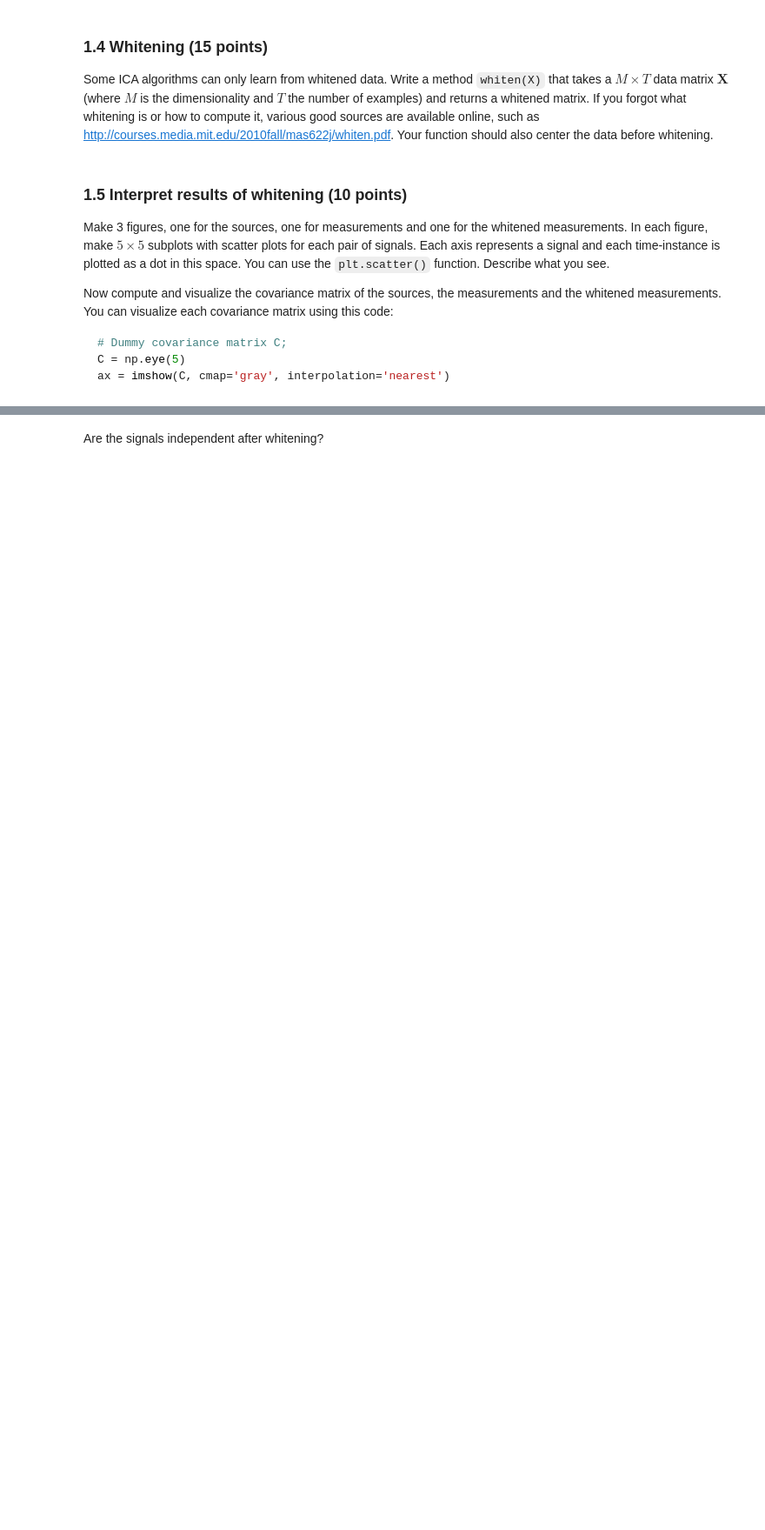
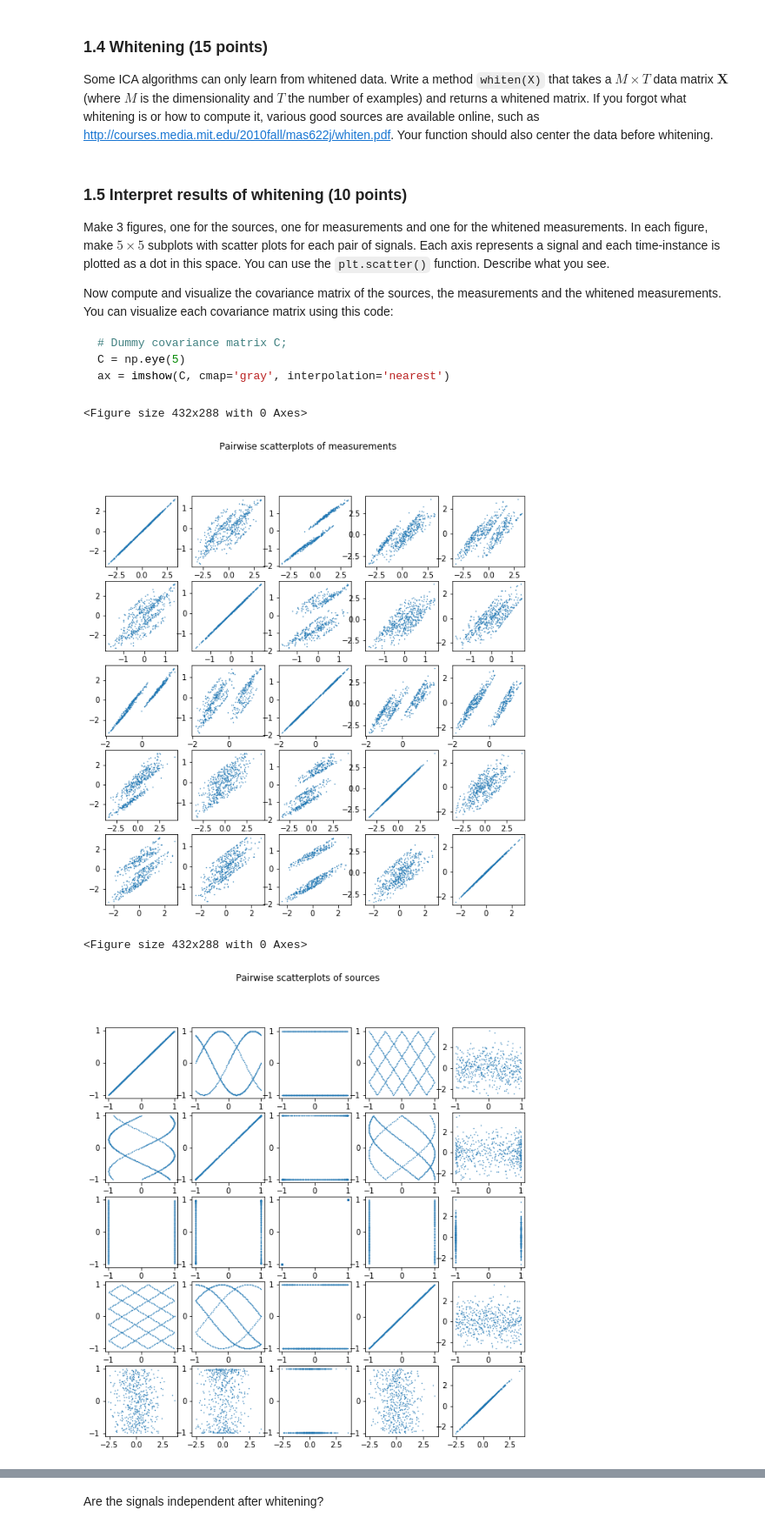
Before and after one commit to lennertjansen/ml2_labs, a Jupyter notebook: lab 1/lab1.ipynb, the cells around one changed output, grey strips where cells are left out. Shown at 87% size. Saved outputs shown, nothing was run; the diff lists cells and outputs as text; code cells hidden in the pictures; blank space fills up the shorter version.

```diff
--- a/lab 1/lab1.ipynb
+++ b/lab 1/lab1.ipynb
@@ -278,0 +278,30 @@ raise NotImplementedError()
+# %%
+### 1.5 Interpret results of whitening
+def plot_pairwise_scatters(data, suffix):
+    """
+    Makes scatter plots of all pairs of signals in given dataset.
+    """
+    plt.figure()
+    fig, ax = plt.subplots(nrows = data.shape[0], ncols = data.shape[0])
+    fig.set_figheight(10)
+    fig.set_figwidth(10)
+
+    for i, row in enumerate(ax):
+
+        for j, col in enumerate(row):
+
+
+            col.scatter(x = data[i, :], y = data[j, :], s = 0.2)
+
+    plt.suptitle(f"Pairwise scatterplots of {suffix}")
+
+    plt.show()
+
+plot_pairwise_scatters(X, 'measurements')
+plot_pairwise_scatters(S, 'sources')
+plot_pairwise_scatters(Xw, 'whitened measurements')
+# %% [output]
+<Figure size 432x288 with 0 Axes>
+[figure, added]
+<Figure size 432x288 with 0 Axes>
+[figure, added]
```
Also changed, not shown: parts of 36 cells of this notebook.
